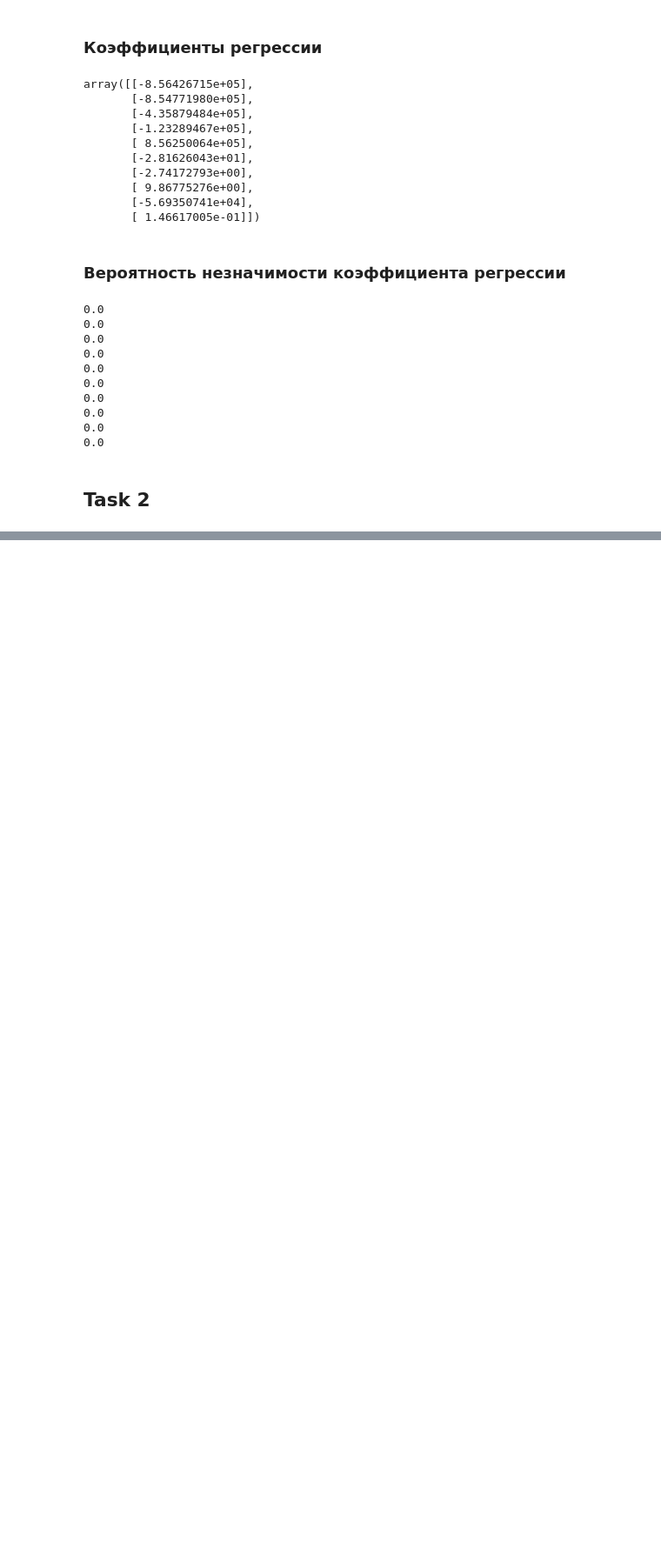
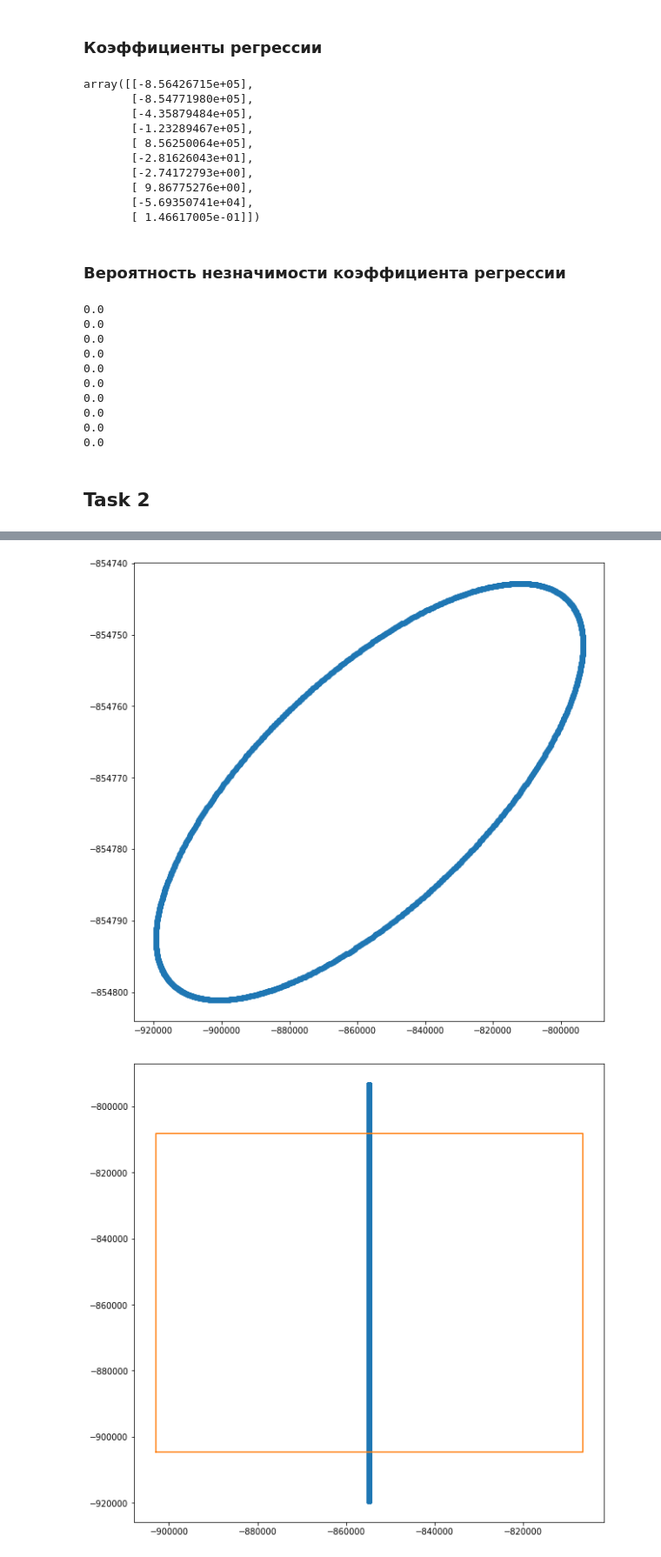
Before and after one commit to Bullldoger/prediction_theory, a Jupyter notebook: notebooks/Labs.ipynb, the cells around one changed output, grey strips where cells are left out. Shown at 87% size. Drawn from its saved outputs; the diff is of its cells as text; code cells hidden in the pictures; blank space fills up the shorter version.

```diff
--- a/notebooks/Labs.ipynb
+++ b/notebooks/Labs.ipynb
@@ -203,0 +318,34 @@ for b, c in zip(coef.flatten(), D):
+# %%
+coords = np.zeros((k, 2))
+# %%
+for index in range(k):
+    result = quantile_t * np.dot(B.T, z[:, index])
+    coords[index, :] = result + coef[0, :2]
+# %%
+quantile = t.ppf(1 - alpha, n - m) * np.sqrt(np.diag(A));
+# %%
+betta = np.array([[coef[0, 0] - quantile[0],
+                  coef[0, 0] - quantile[0],
+                  coef[0, 0] + quantile[0],
+                  coef[0, 0] + quantile[0],
+                  coef[0, 0] - quantile[0]],
+                 [coef[0, 1] - quantile[1],
+                  coef[0, 1] + quantile[1],
+                  coef[0, 1] + quantile[1],
+                  coef[0, 1] - quantile[1],
+                  coef[0, 1] - quantile[1]]])
+# %%
+plt.figure(figsize=(10, 10))
+plt.plot(coords[:, 0], coords[:, 1], '-o')
+# plt.plot(betta[0, :], betta[1, :], '--r')
+plt.show()
+
+plt.figure(figsize=(10, 10))
+# plt.autoscale()
+plt.plot(coords[:, 1], coords[:, 0], '--o')
+plt.plot(betta[1, :], betta[0, :])
+
+plt.show()
+# %% [output]
+[figure, added]
+[figure, added]
```
Also changed, not shown: parts of 38 cells of this notebook.
